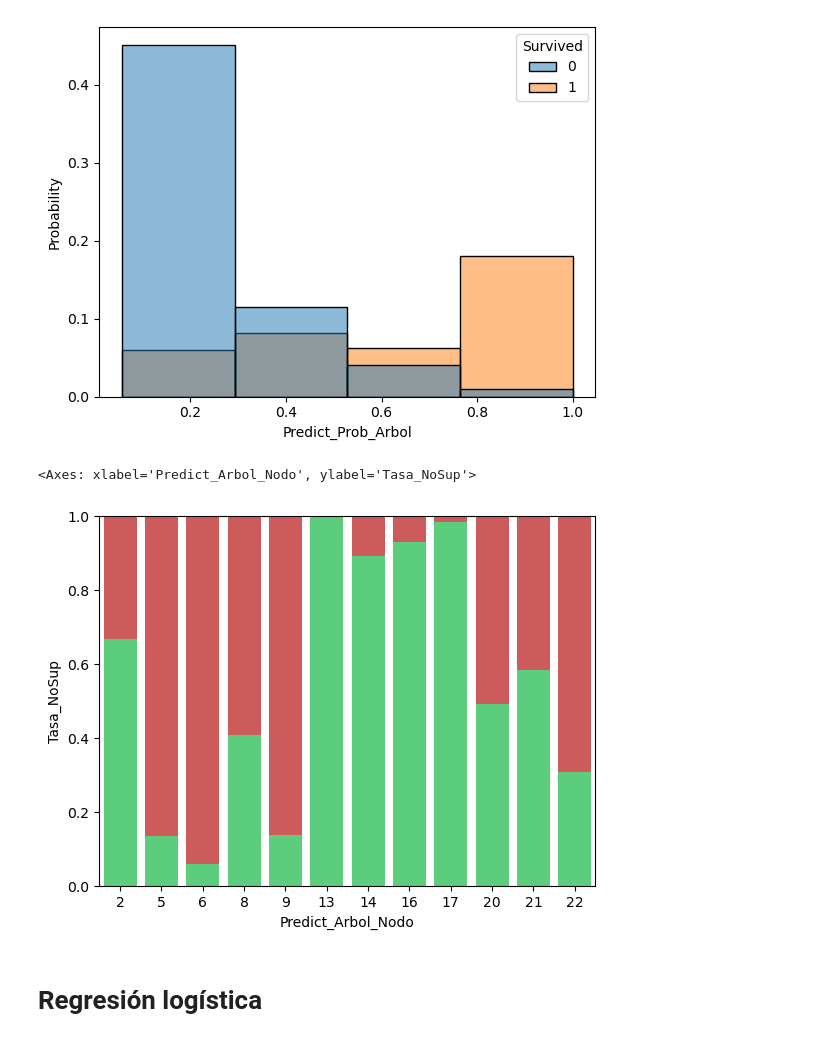
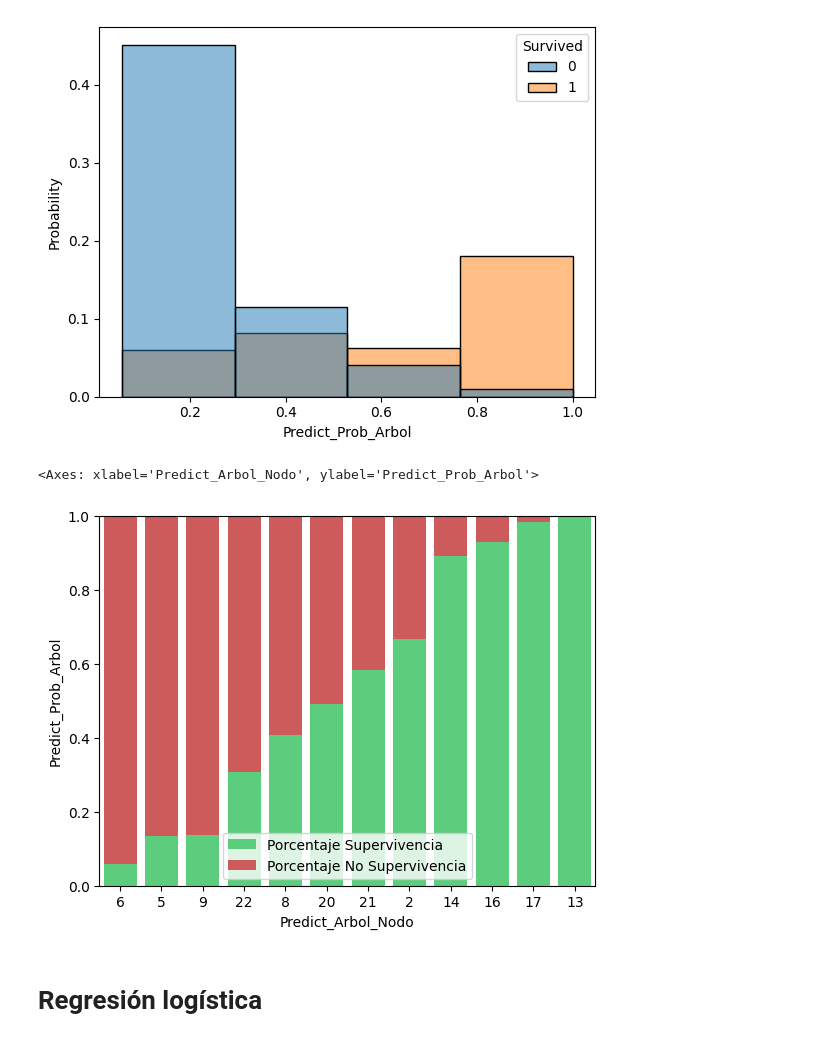
Before and after one commit to xlisouski/CursoDS, a Jupyter notebook: 14_ModelosClasificacion.ipynb, the cells around one changed output. Cells and saved outputs as stored; diff of their text form; code cells hidden in the pictures.

```diff
--- a/14_ModelosClasificacion.ipynb
+++ b/14_ModelosClasificacion.ipynb
@@ -48,11 +50,10 @@ Name: Age_Completa, dtype: int64
 # Genero predictores a usar
 df['Es_Mujer'] = df['Sex'] == 'female'
 df['Es_Clase1'] = df['Pclass'] == 1
-df['Es_Clase2'] = df['Pclass'] == 2
 df['Es_Clase3'] = df['Pclass'] == 3
 
 # Los enlisto:
-lista_predictores = ['Es_Mujer','Es_Clase1','Es_Clase2','Es_Clase3','Age_Completa']
+lista_predictores = ['Es_Mujer','Es_Clase1','Es_Clase3','Age_Completa']
 
 # Los transformo en matriz:
 X = df[lista_predictores].values
@@ -199,19 +202,25 @@ sns.histplot(data = df,
 # %%
 # Barplot por nodo
 resultados_nodo['Tasa_NoSup'] = (1 - resultados_nodo['Predict_Prob_Arbol'])
-sns.barplot(data = resultados_nodo,
-            x = 'Predict_Arbol_Nodo',
-            y = 'Predict_Prob_Arbol',
-            label = 'Porcentaje Supervivencia',
-            color = '#48E074')
+resultados_nodo = resultados_nodo.sort_values('Predict_Prob_Arbol')
+
+# Crear el barplot ordenado
 sns.barplot(data=resultados_nodo,
-            x = 'Predict_Arbol_Nodo',
-            y = 'Tasa_NoSup',
+            x='Predict_Arbol_Nodo',
+            y='Predict_Prob_Arbol',
+            label='Porcentaje Supervivencia',
+            color='#48E074',
+            order=resultados_nodo['Predict_Arbol_Nodo'])
+
+sns.barplot(data=resultados_nodo,
+            x='Predict_Arbol_Nodo',
+            y='Tasa_NoSup',
             bottom=resultados_nodo['Predict_Prob_Arbol'],
-            label = 'Porcentaje No Supervivencia',
-            color = '#E04848')
+            label='Porcentaje No Supervivencia',
+            color='#E04848',
+            order=resultados_nodo['Predict_Arbol_Nodo'])
 # %% [output]
-<Axes: xlabel='Predict_Arbol_Nodo', ylabel='Tasa_NoSup'>
+<Axes: xlabel='Predict_Arbol_Nodo', ylabel='Predict_Prob_Arbol'>
-[figure, old version]
+[figure, new version]
 # %% [markdown]
 # Regresión logística
```
Also changed, not shown: parts of 17 cells of this notebook.
